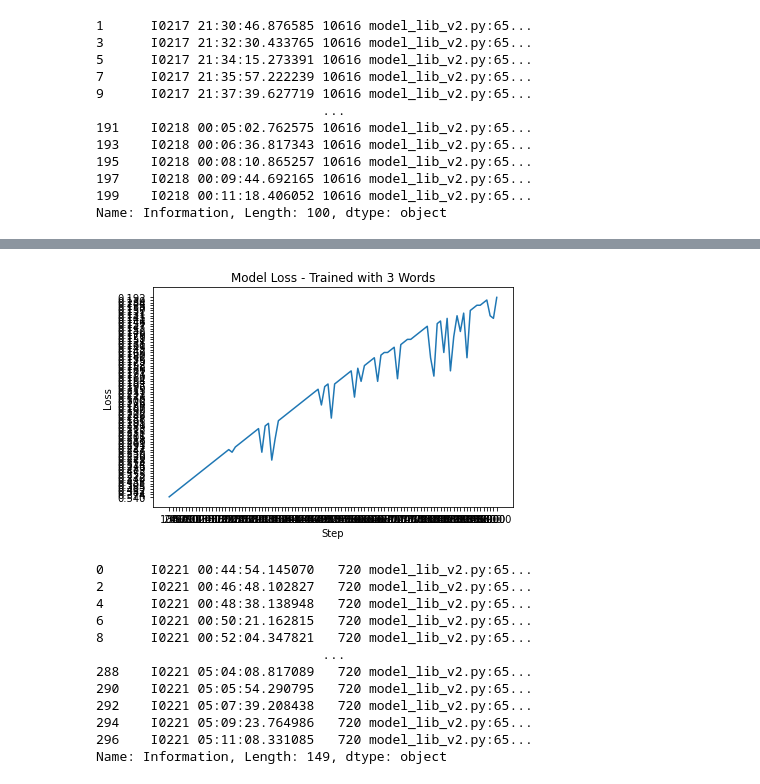
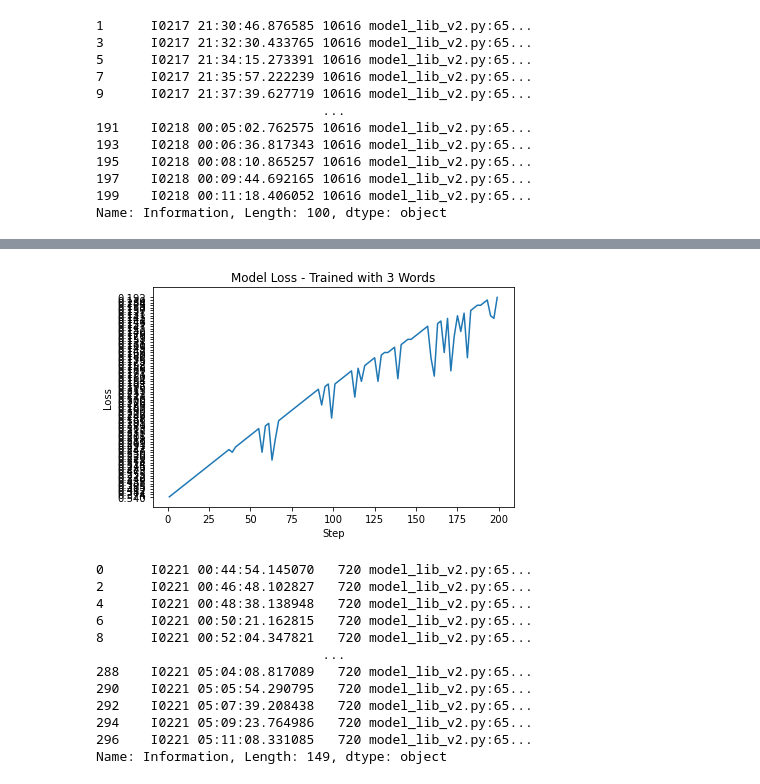
Before and after one commit to clmatherson/project_3-final_challenge, a Jupyter notebook: test.ipynb, the cells around one changed output, grey strips where cells are left out. Cells and saved outputs as stored; diff of their text form; code cells hidden in the pictures.

```diff
--- a/test.ipynb
+++ b/test.ipynb
@@ -45,5 +45,7 @@ data_df.columns = ['Input/Output',
                   'Seconds to Run',
                   'Loss']
 data_df['Loss'].replace("loss=", "", regex=True, inplace=True)
+data_df["Loss"] = data_df["Loss"].astype(str).astype(float)
 data_df
+data_df.dtypes
 # %% [output]
@@ -63,32 +53,33 @@ data_df
 # %%
-plt.plot(data_df["Step Number"], data_df["Loss"])
+data_df.groupby('Step Number')
+plt.plot(data_df.index, data_df["Loss"])
 
 plt.xlabel('Step')
 plt.ylabel('Loss')
 plt.title('Model Loss - Trained with 3 Words')
 
 plt.tight_layout()
 # plt.xticks(np.arange(min(x), max(x)+1, 500.0)
 plt.show()
 
 # start, end = ax.get_xlim()
 # ax.xaxis.set_ticks(np.arange(start, end, stepsize))
 
 # x_data = data_df['Step Number']
 # y_data = data_df['Loss']
 
 # def lineplot(x_data, y_data, xlabel="Step", ylabel="Loss", title="Model Loss - Trained with 3 Words"):
 #     __, ax = plt.subplots()
 
 #     ax.plot(x_data, y_data, lw=3, color ='#539caf', alpha =1)
 
 #     ax.set_title(title)
 #     ax.set_xlabel(xlabel)
 #     ax.set_ylabel(ylabel)
 
 # lineplot(x_data, y_data)
 # %% [output]
-[figure, old version]
+[figure, new version]
 # %%
 train_2.columns = ['Information']
 
```
Also changed, not shown: parts of 1 cell of this notebook, 1 other file.
